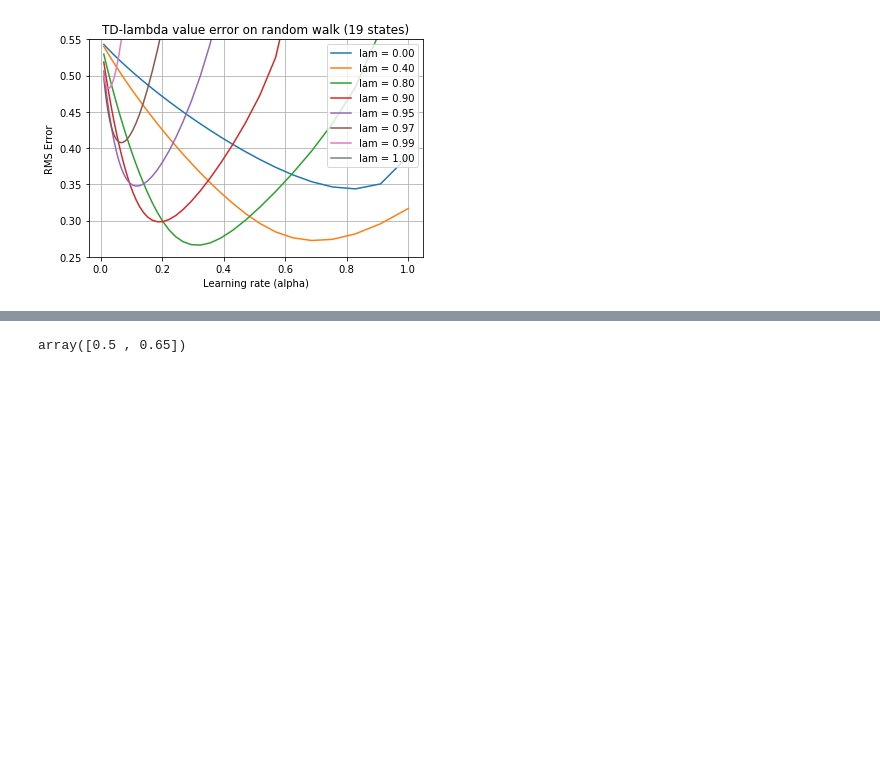
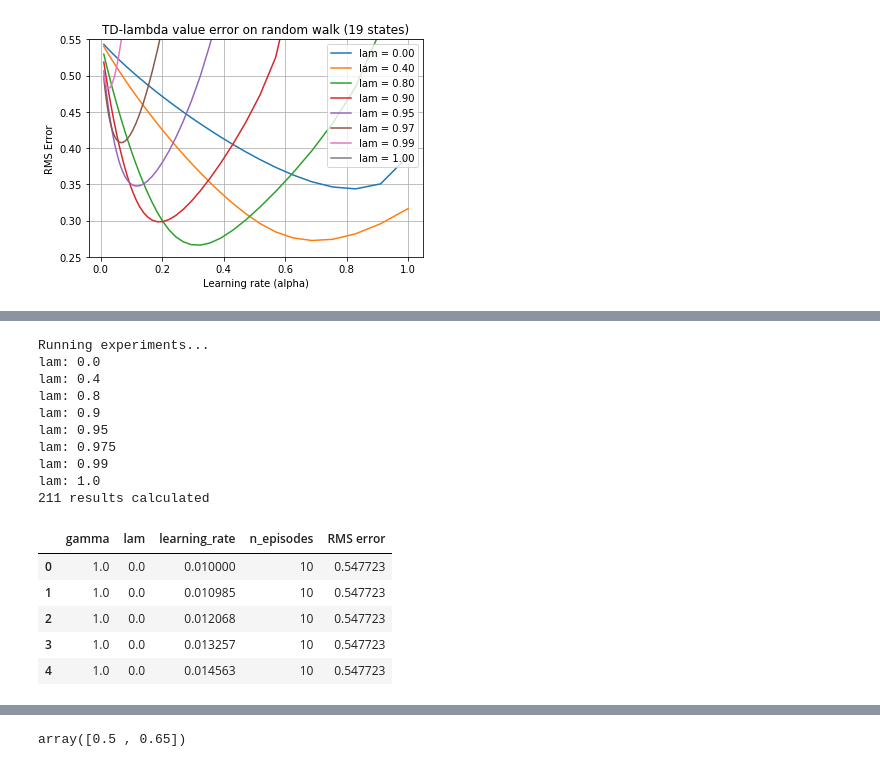
Before and after one commit to billtubbs/game-learner, a Jupyter notebook: Development-of-TD-Lambda-algorithm.ipynb, the cells around one changed output, grey strips where cells are left out. Cells and saved outputs as stored; diff of their text form; code cells hidden in the pictures; blank space fills up the shorter version.

```diff
--- a/Development-of-TD-Lambda-algorithm.ipynb
+++ b/Development-of-TD-Lambda-algorithm.ipynb
@@ -1154,0 +1423,55 @@ plt.show()
+# %%
+# Run many repetitions with varying parameter values
+n_reps = 1  # Textbook uses 100
+n_states = 19
+seed = 1
+
+# Full range of lambda values
+lam_values = [0.0, 0.4, 0.8, 0.9, 0.95, 0.975, 0.99, 1.0]
+
+# Full range of alpha values
+alpha_values = np.logspace(-2, 0, 50)
+# For a quicker test use less points:
+# alpha_values = np.arange(0, 1.1, 0.1)
+
+# Use this dictionary to accumulate the results
+avg_rms_errors = {}
+
+print(f"Running experiments...")
+for lam in lam_values:
+    print(f"lam: {lam}")
+    for alpha in alpha_values:
+        params, avg_rms_error = \
+            run_random_walk_with_true_online_td_lambda(lam=lam,
+                                                       learning_rate=alpha,
+                                                       n_reps=n_reps,
+                                                       size=n_states,
+                                                       seed=seed)
+        avg_rms_errors[tuple(params.items())] = avg_rms_error
+        if avg_rms_error > 1.5:
+            break  # Saves time
+
+print(f"{len(avg_rms_errors)} results calculated")
+param_values = [dict(x) for x in avg_rms_errors.keys()]
+rms_error_values = list(avg_rms_errors.values())
+results_df = pd.concat([pd.DataFrame(param_values),
+                        pd.Series(rms_error_values, name='RMS error')],
+                       axis=1)
+results_df.head()
+# %% [output]
+Running experiments...
+lam: 0.0
+lam: 0.4
+lam: 0.8
+lam: 0.9
+lam: 0.95
+lam: 0.975
+lam: 0.99
+lam: 1.0
+211 results calculated
+|  | gamma | lam | learning_rate | n_episodes | RMS error |
+| 0 | 1.0 | 0.0 | 0.010000 | 10 | 0.547723 |
+| 1 | 1.0 | 0.0 | 0.010985 | 10 | 0.547723 |
+| 2 | 1.0 | 0.0 | 0.012068 | 10 | 0.547723 |
+| 3 | 1.0 | 0.0 | 0.013257 | 10 | 0.547723 |
+| 4 | 1.0 | 0.0 | 0.014563 | 10 | 0.547723 |
```
Also changed, not shown: parts of 23 cells of this notebook.
